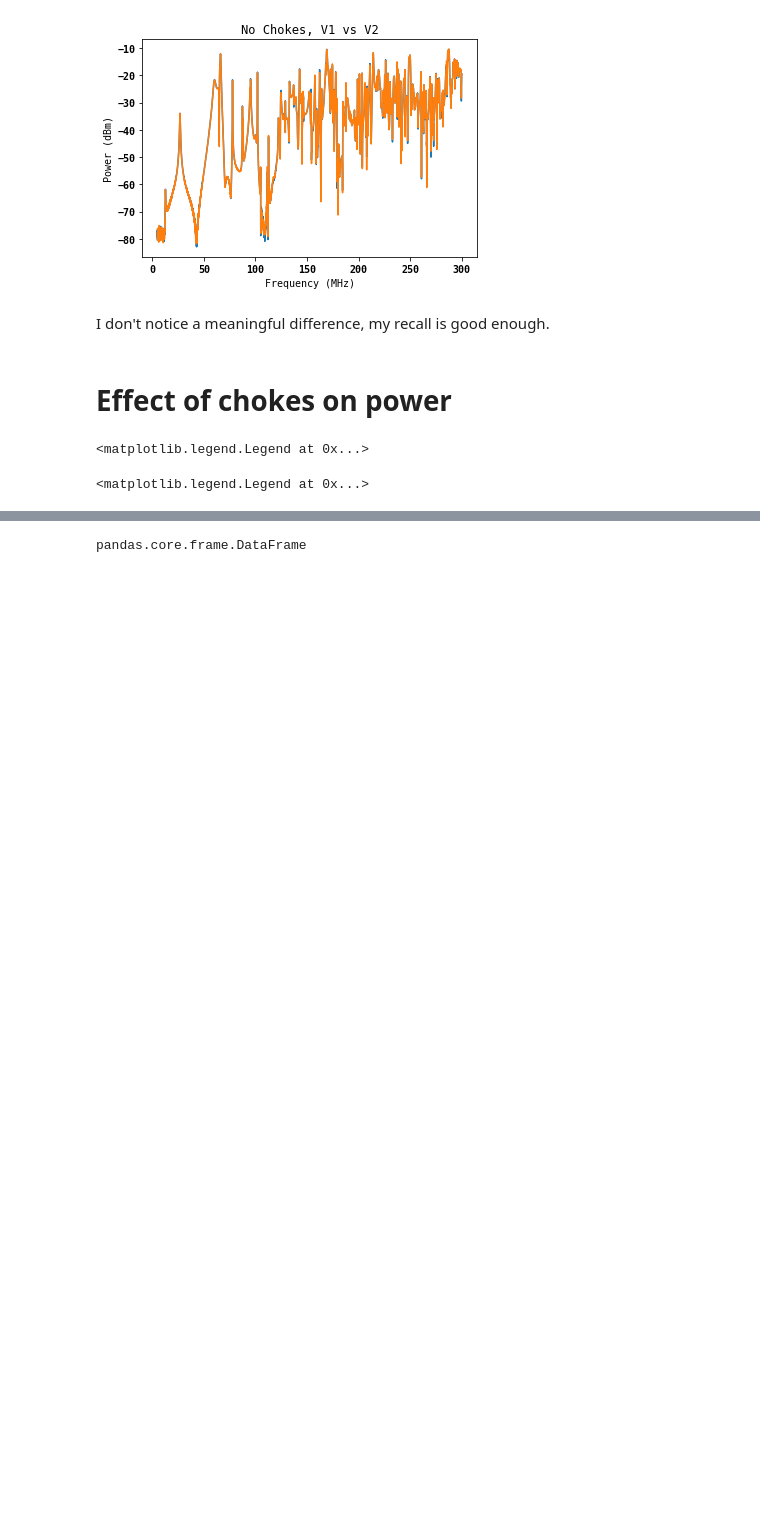
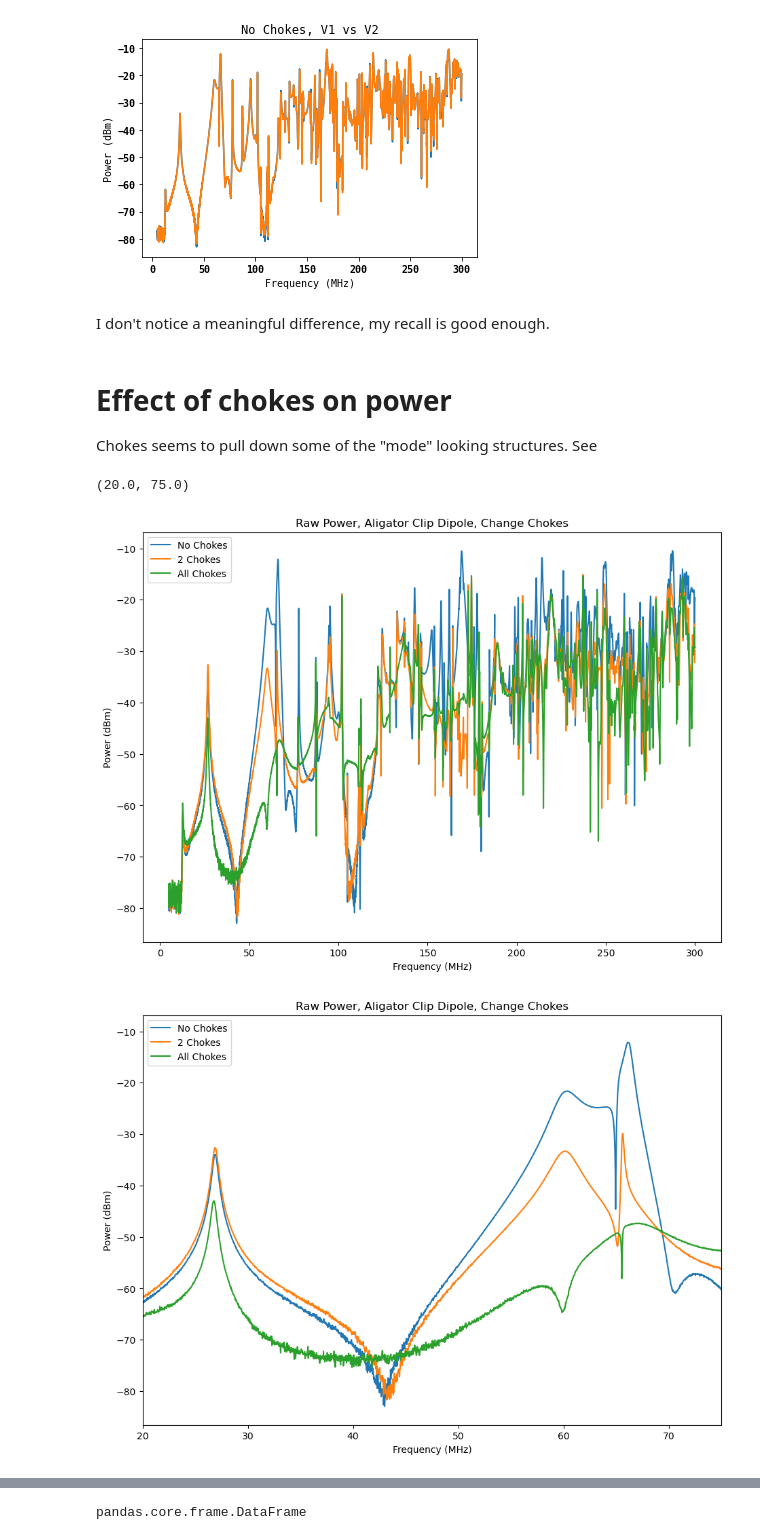
Before and after one commit to josephmlev/darkRadioDaqAndAnalysis, a Jupyter notebook: simulationValidation/trackGen/analysis_12.30.21.ipynb, the cells around one changed output, grey strips where cells are left out. Saved outputs shown, nothing was run; the diff lists cells and outputs as text; code cells hidden in the pictures; blank space fills up the shorter version.

```diff
--- a/simulationValidation/trackGen/analysis_12.30.21.ipynb
+++ b/simulationValidation/trackGen/analysis_12.30.21.ipynb
@@ -216,39 +227,38 @@ plt.xlabel('Frequency (MHz)')
 I don't notice a meaningful difference, my recall is good enough.
 # %% [markdown]
 # Effect of chokes on power
+
+Chokes seems to pull down some of the "mode" looking structures. See
 # %%
-%matplotlib qt
+%matplotlib inline
 plt.figure(figsize=(11, 8), dpi=100)
-plt.title('Raw Power, Aligator Clip Dipole, Change Chokes')
+plt.title('Raw Power, Alligator Clip Dipole, Change Chokes')
 plt.plot(freqArr, df_30cmDipClip_noChokes_60N60E57V_20dBatt_rbw10k_DANLn100pm3dB_avg4['Raw Antenna Power (dBm)'],\
          label = 'No Chokes')
 plt.plot(freqArr, df_30cmDipClip_2chokes_60N60E57V_20dBatt_rbw10k_DANLn100pm3dB_avg4['Raw Antenna Power (dBm)'],\
          label = '2 Chokes')
 plt.plot(freqArr, df_30cmDipClip_allChokes_60N60E57V_20dBatt_rbw10k_DANLn100pm3dB_avg4['Raw Antenna Power (dBm)'],\
          label = 'All Chokes')
 
+plt.ylabel('Power (dBm)')
+plt.xlabel('Frequency (MHz)')
+plt.legend()
+
+
+plt.figure(figsize=(11, 8), dpi=100)
+plt.title('Raw Power, Alligator Clip Dipole, Change Chokes')
+plt.plot(freqArr, df_30cmDipClip_noChokes_60N60E57V_20dBatt_rbw10k_DANLn100pm3dB_avg4['Raw Antenna Power (dBm)'],\
+         label = 'No Chokes')
+plt.plot(freqArr, df_30cmDipClip_2chokes_60N60E57V_20dBatt_rbw10k_DANLn100pm3dB_avg4['Raw Antenna Power (dBm)'],\
+         label = '2 Chokes')
+plt.plot(freqArr, df_30cmDipClip_allChokes_60N60E57V_20dBatt_rbw10k_DANLn100pm3dB_avg4['Raw Antenna Power (dBm)'],\
+         label = 'All Chokes')
 
 plt.ylabel('Power (dBm)')
 plt.xlabel('Frequency (MHz)')
 plt.legend()
+plt.xlim(20, 75)
 # %% [output]
-<matplotlib.legend.Legend at 0x...>
+(20.0, 75.0)
+[figure, added]
+[figure, added]
-# %%
-%matplotlib qt
-plt.figure(figsize=(11, 8), dpi=100)
-plt.title('Raw Power, Aligator Clip Dipole, Change Chokes')
-plt.plot(freqArr, df_30cmDipClip_noChokes_60N60E57V_20dBatt_rbw10k_DANLn100pm3dB_avg4['Raw Antenna Power (dBm)'],\
-         label = 'No Chokes')
-plt.plot(freqArr, df_30cmDipClip_2chokes_60N60E57V_20dBatt_rbw10k_DANLn100pm3dB_avg4['Raw Antenna Power (dBm)'],\
-         label = '2 Chokes')
-plt.plot(freqArr, df_30cmDipClip_allChokes_60N60E57V_20dBatt_rbw10k_DANLn100pm3dB_avg4['Raw Antenna Power (dBm)'],\
-         label = 'All Chokes')
-
-plt.plot(comsolFreq, comsolPower, label = 'Comsol')
-
-
-plt.ylabel('Power (dBm)')
-plt.xlabel('Frequency (MHz)')
-plt.legend()
-# %% [output]
-<matplotlib.legend.Legend at 0x...>
```
Also changed, not shown: parts of 16 cells of this notebook.
